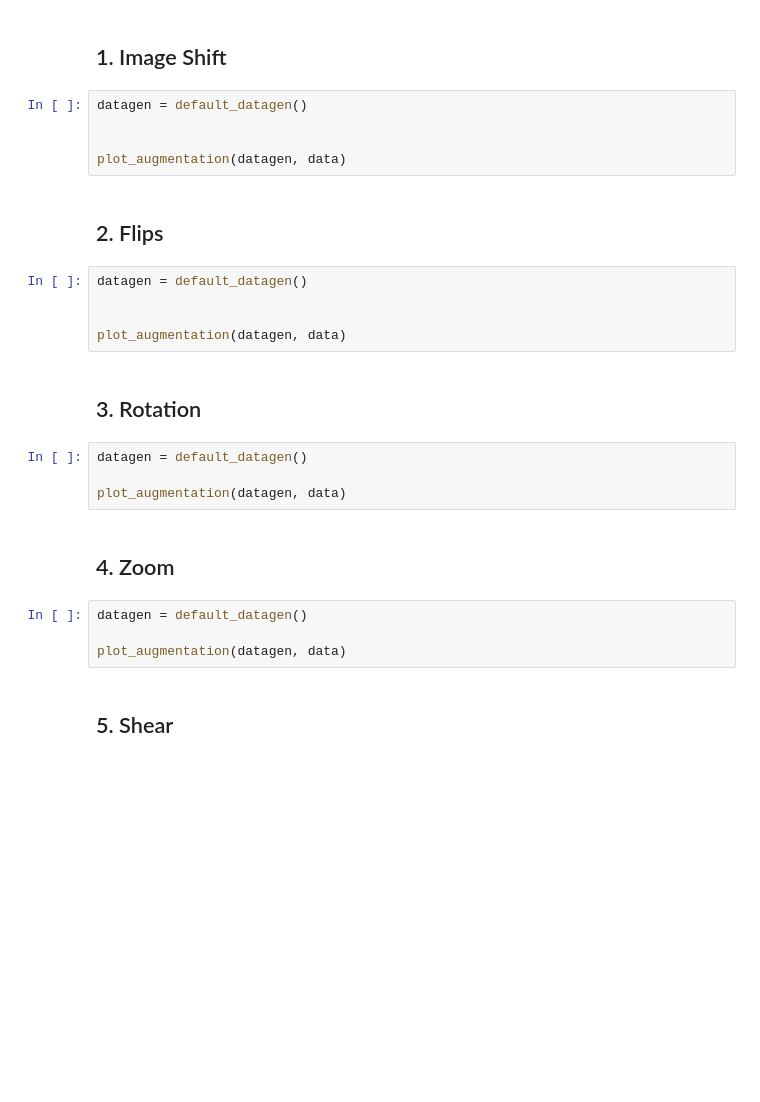
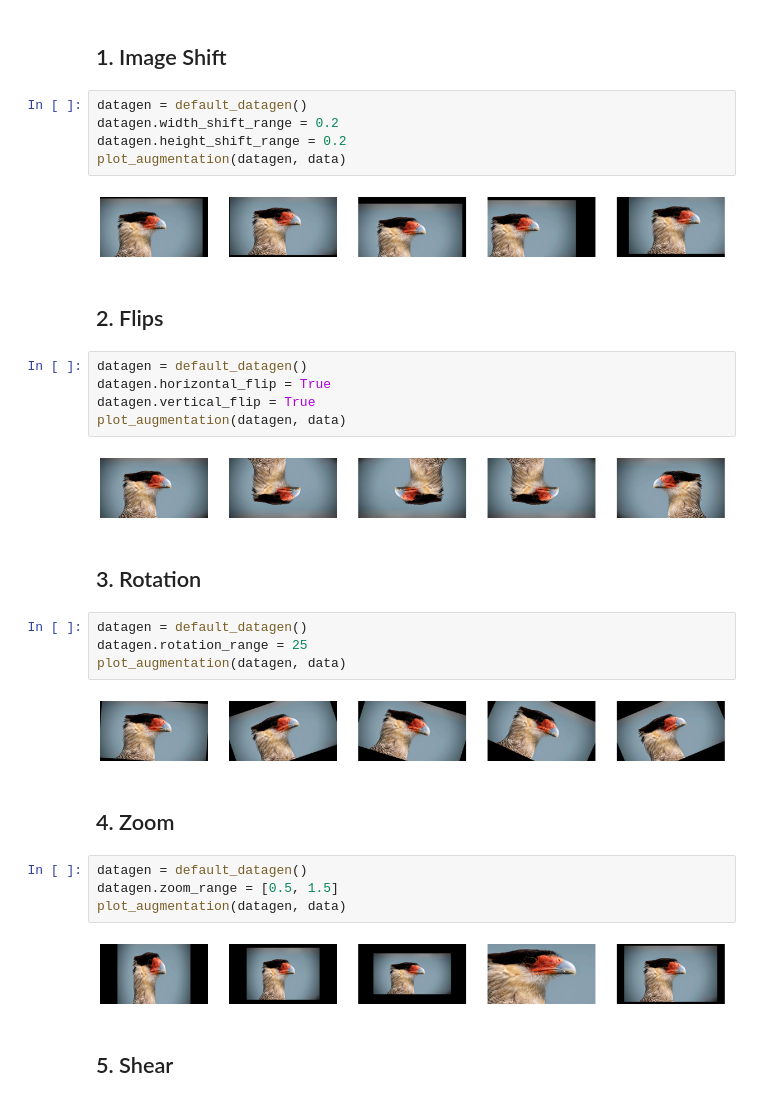
Before and after one commit to dufourpascal/stepupai, a Jupyter notebook: tutorials/data_augmentation/exploring_data_augmentation_keras.ipynb, the cells around one changed output. Cells and saved outputs as stored; diff of their text form; blank space fills up the shorter version.

```diff
--- a/tutorials/data_augmentation/exploring_data_augmentation_keras.ipynb
+++ b/tutorials/data_augmentation/exploring_data_augmentation_keras.ipynb
@@ -58,28 +71,36 @@ In each step, we will initialize a default `ImageDataGenerator` object, then set
 ## 1. Image Shift
 # %%
 datagen = default_datagen()
-
-
+datagen.width_shift_range = 0.2
+datagen.height_shift_range = 0.2
 plot_augmentation(datagen, data)
+# %% [output]
+[figure, added]
 # %% [markdown]
 ## 2. Flips
 # %%
 datagen = default_datagen()
-
-
+datagen.horizontal_flip = True
+datagen.vertical_flip = True
 plot_augmentation(datagen, data)
+# %% [output]
+[figure, added]
 # %% [markdown]
 ## 3. Rotation
 # %%
 datagen = default_datagen()
-
+datagen.rotation_range = 25
 plot_augmentation(datagen, data)
+# %% [output]
+[figure, added]
 # %% [markdown]
 ## 4. Zoom
 # %%
 datagen = default_datagen()
-
+datagen.zoom_range = [0.5, 1.5]
 plot_augmentation(datagen, data)
+# %% [output]
+[figure, added]
 # %% [markdown]
 ## 5. Shear
 # %%
```
Also changed, not shown: parts of 8 cells of this notebook.
